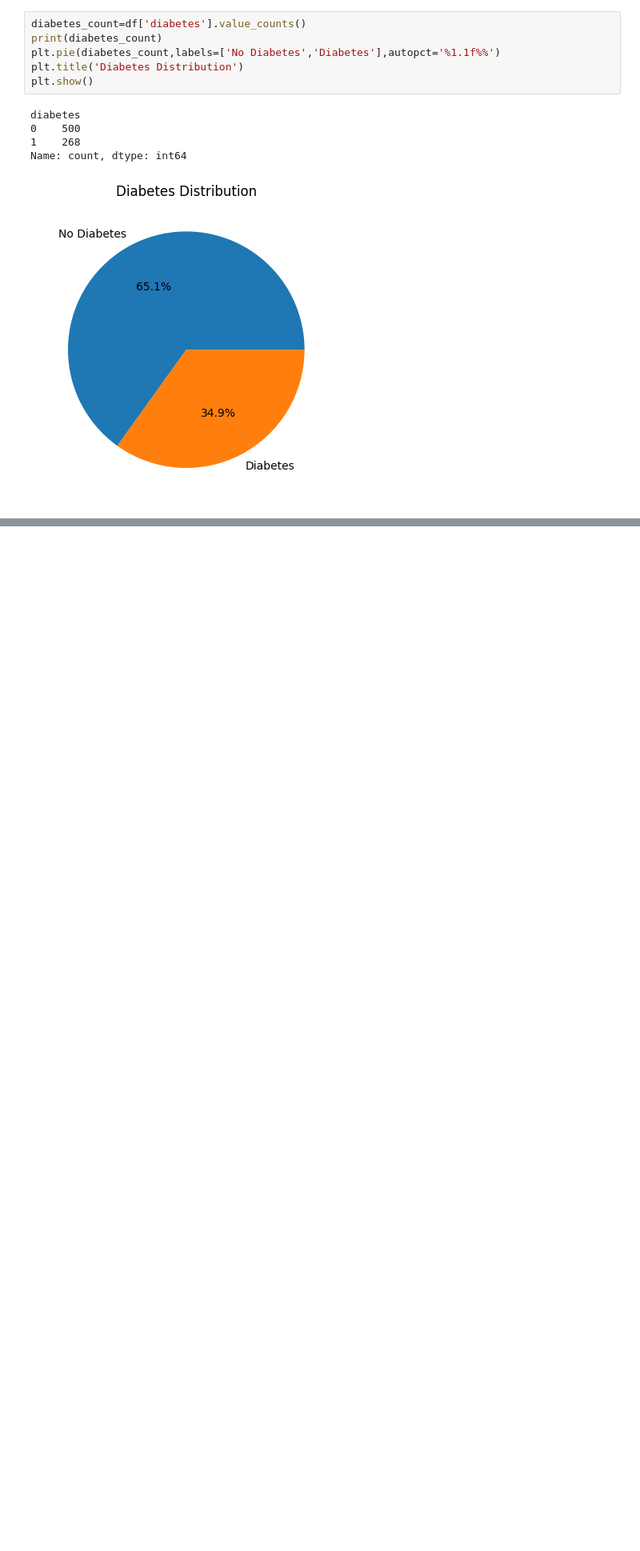
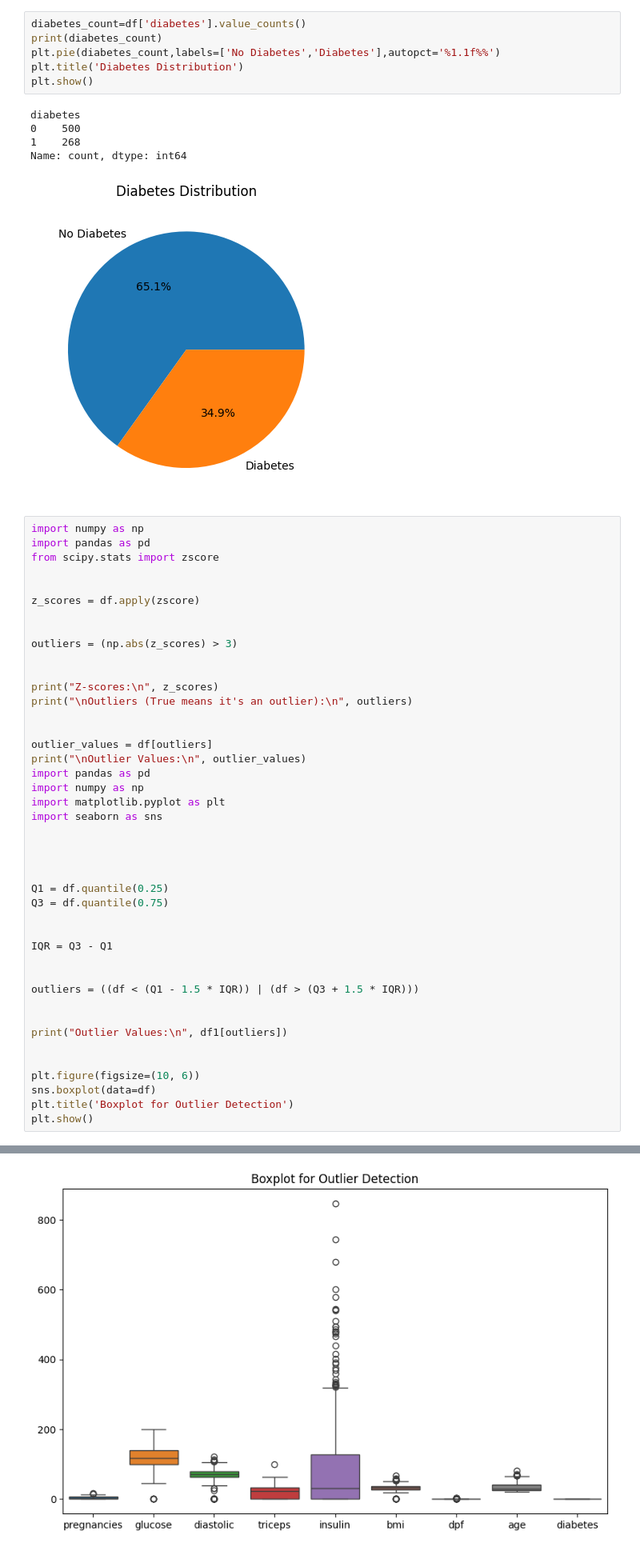
Before and after one commit to Biffy2100/SY-AIDS-SEM-bml, a Jupyter notebook: SYAIDS_SEM_3_SKILL.ipynb, the cells around one changed output, grey strips where cells are left out. Shown at 80% size. Cells and saved outputs as stored; diff of their text form; blank space fills up the shorter version.

```diff
--- a/SYAIDS_SEM_3_SKILL.ipynb
+++ b/SYAIDS_SEM_3_SKILL.ipynb
@@ -190,3 +190,47 @@ diabetes
 1    268
 Name: count, dtype: int64
 [figure]
+# %%
+import numpy as np
+import pandas as pd
+from scipy.stats import zscore
+
+
+z_scores = df.apply(zscore)
+
+
+outliers = (np.abs(z_scores) > 3)
+
+
+print("Z-scores:\n", z_scores)
+print("\nOutliers (True means it's an outlier):\n", outliers)
+
+
+outlier_values = df[outliers]
+print("\nOutlier Values:\n", outlier_values)
+import pandas as pd
+import numpy as np
+import matplotlib.pyplot as plt
+import seaborn as sns
+
+
+
+
+Q1 = df.quantile(0.25)
+Q3 = df.quantile(0.75)
+
+
+IQR = Q3 - Q1
+
+
+outliers = ((df < (Q1 - 1.5 * IQR)) | (df > (Q3 + 1.5 * IQR)))
+
+
+print("Outlier Values:\n", df1[outliers])
+
+
+plt.figure(figsize=(10, 6))
+sns.boxplot(data=df)
+plt.title('Boxplot for Outlier Detection')
+plt.show()
+# %% [output]
@@ -192,0 +254 @@ Name: count, dtype: int64
+[figure, added]
```
Also changed, not shown: parts of 1 cell of this notebook.
